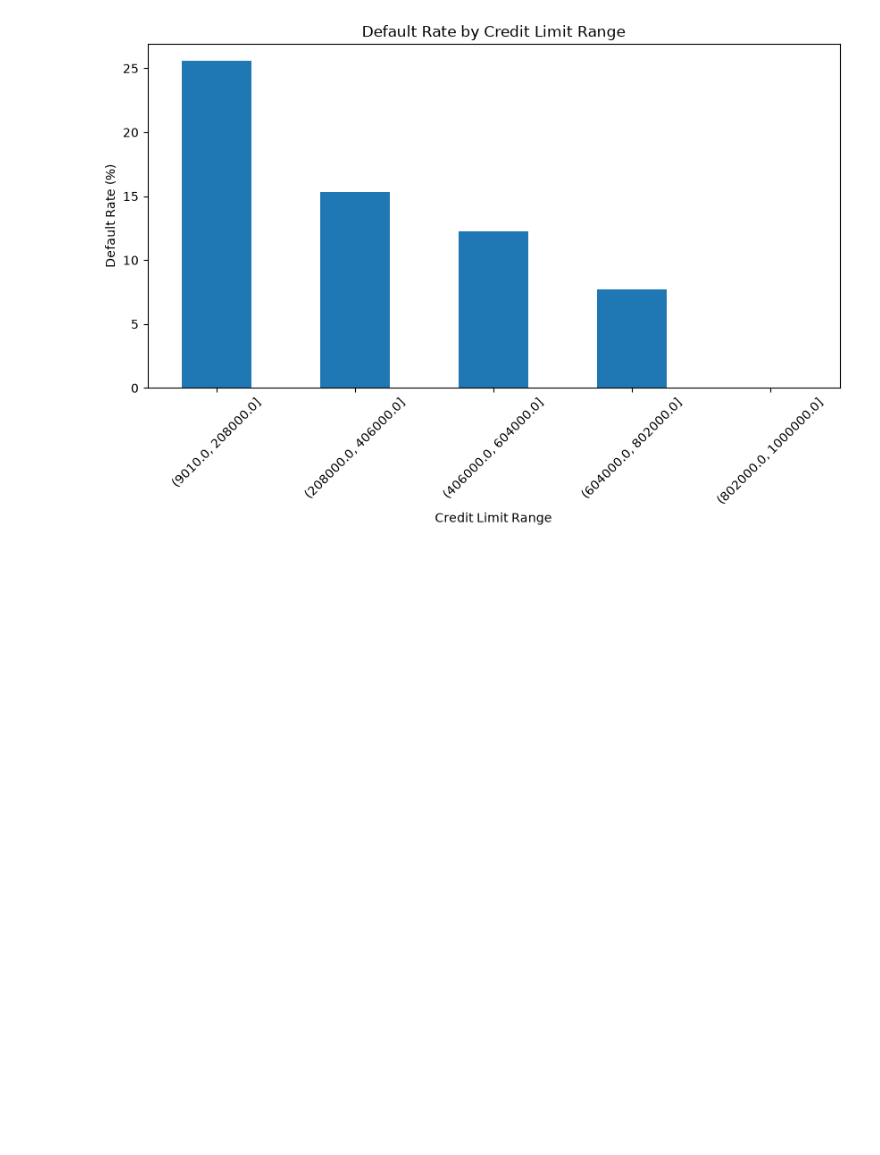
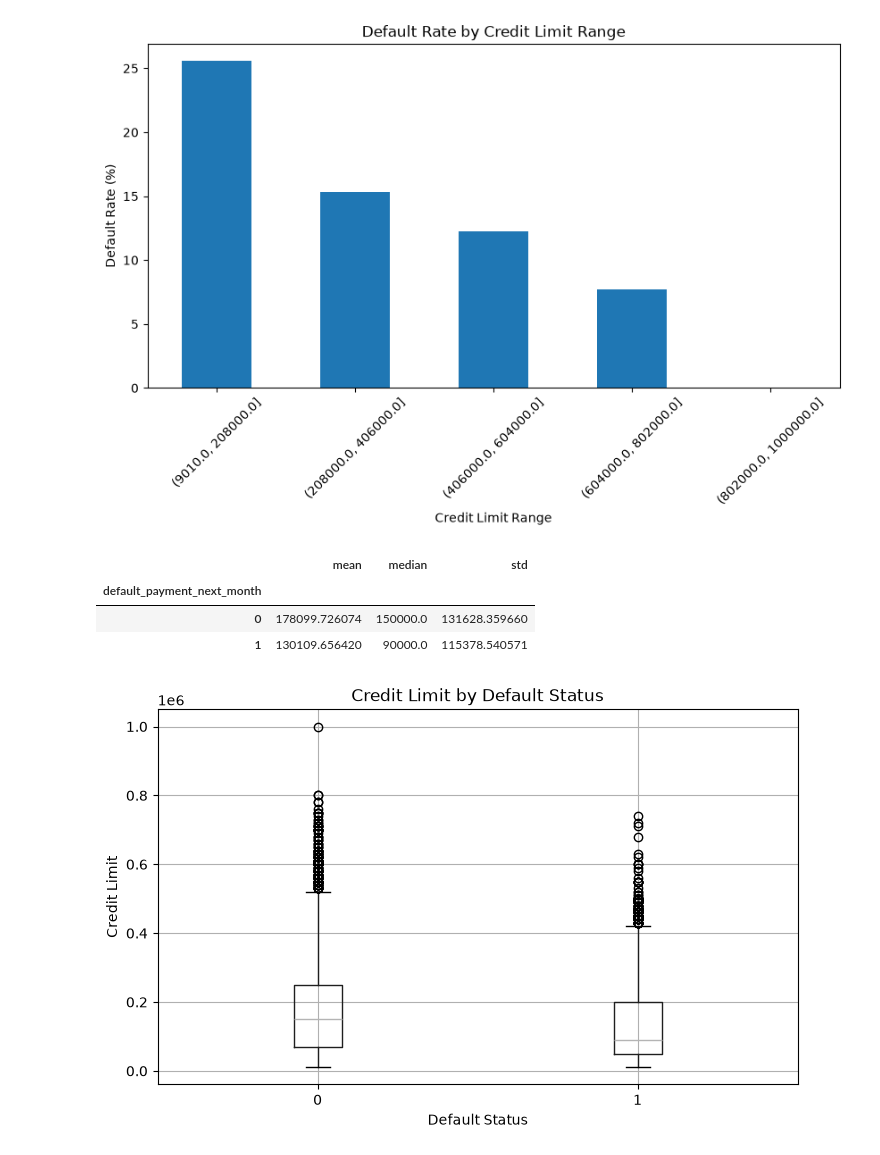
Before and after one commit to AAteddy/Credit-Guard, a Jupyter notebook: notebooks/eda.ipynb, the cells around one changed output. Cells and saved outputs as stored; diff of their text form; code cells hidden in the pictures; blank space fills up the shorter version.

Commit message:
bill and payment eda

```diff
--- a/notebooks/eda.ipynb
+++ b/notebooks/eda.ipynb
@@ -771,3 +779,14 @@ plt.show()
 # decrease -> as the credit limit is higher (or increases)
 # %%
 # Compare credit limit between default groups
+# %%
+df.groupby(
+    "default_payment_next_month"
+)["limit_bal"].agg(
+    ["mean", "median", "std"]
+)
+# %% [output]
+|  | mean | median | std |
+| default_payment_next_month |  |  |  |
+| 0 | 178099.726074 | 150000.0 | 131628.359660 |
+| 1 | 130109.656420 | 90000.0 | 115378.540571 |
@@ -773,0 +799,14 @@ plt.show()
+# %%
+df.boxplot(
+    column="limit_bal",
+    by="default_payment_next_month",
+    figsize=(8, 5)
+)
+
+plt.title("Credit Limit by Default Status")
+plt.suptitle("")
+plt.xlabel("Default Status")
+plt.ylabel("Credit Limit")
+plt.show()
+# %% [output]
+[figure, added]
```
Also changed, not shown: parts of 40 cells of this notebook.
